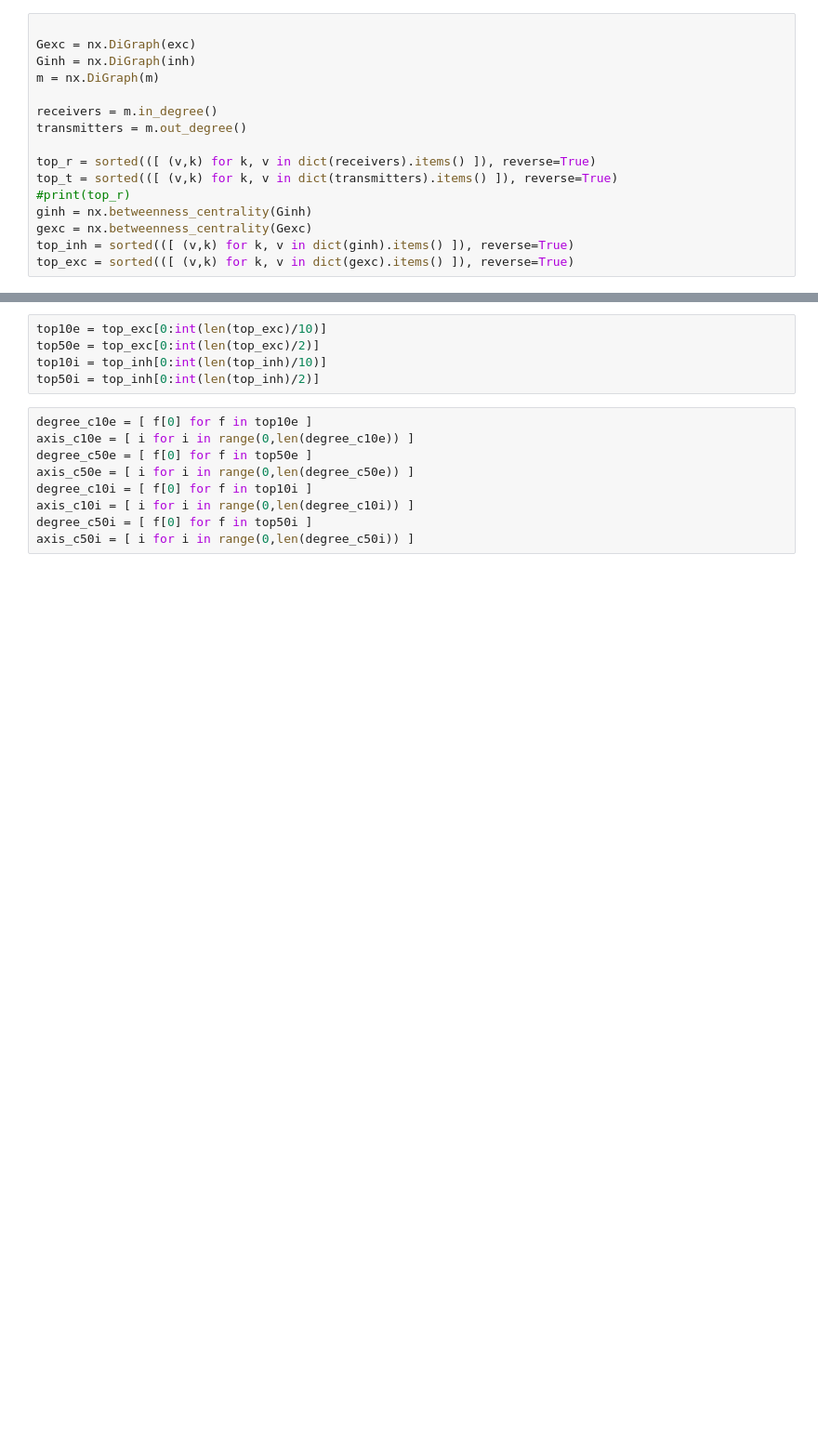
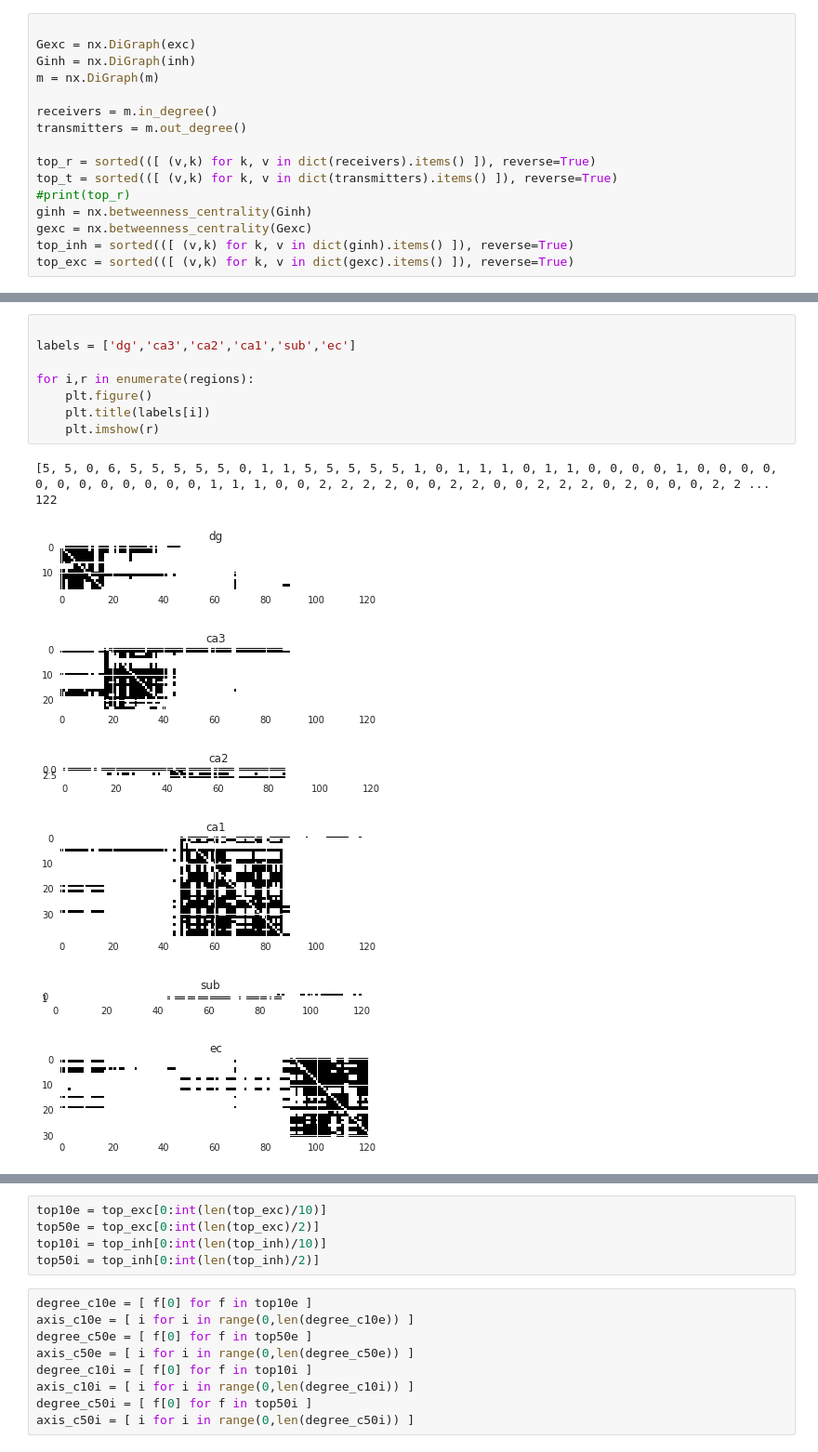
Before and after one commit to russelljjarvis/SpinnakerHippocampus, a Jupyter notebook: Distribution.ipynb, the cells around one changed output, grey strips where cells are left out. Shown at 93% size. Saved outputs shown, nothing was run; the diff lists cells and outputs as text; blank space fills up the shorter version.

```diff
--- a/Distribution.ipynb
+++ b/Distribution.ipynb
@@ -100,0 +179,17 @@ plt.legend(loc="upper right")
+# %%
+
+labels = ['dg','ca3','ca2','ca1','sub','ec']
+
+for i,r in enumerate(regions):
+    plt.figure()
+    plt.title(labels[i])
+    plt.imshow(r)
+# %% [output]
+[5, 5, 0, 6, 5, 5, 5, 5, 5, 0, 1, 1, 5, 5, 5, 5, 5, 1, 0, 1, 1, 1, 0, 1, 1, 0, 0, 0, 0, 1, 0, 0, 0, 0, 0, 0, 0, 0, 0, 0, 0, 0, 1, 1, 1, 0, 0, 2, 2, 2, 2, 0, 0, 2, 2, 0, 0, 2, 2, 2, 0, 2, 0, 0, 0, 2, 2 ...
+122
+[figure, added]
+[figure, added]
+[figure, added]
+[figure, added]
+[figure, added]
+[figure, added]
```
Also changed, not shown: parts of 7 cells of this notebook.
